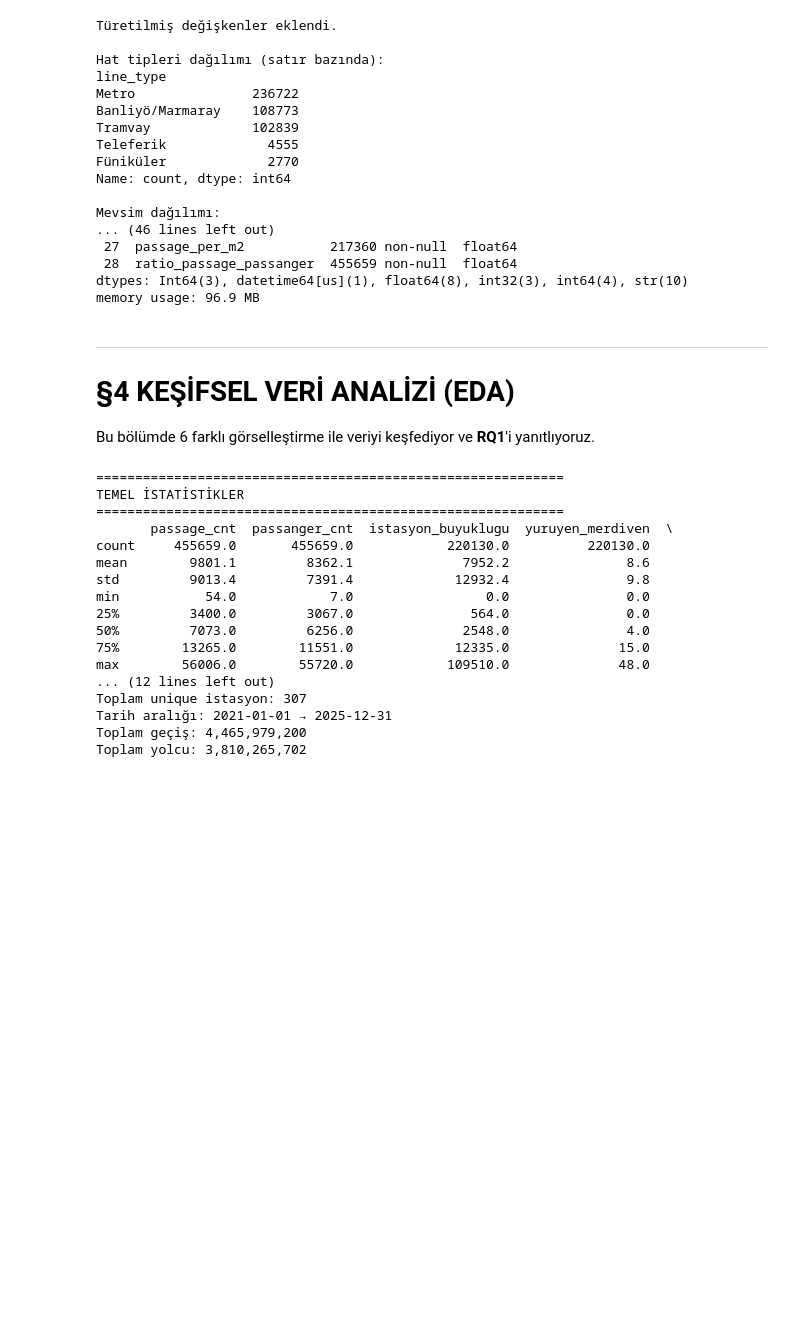
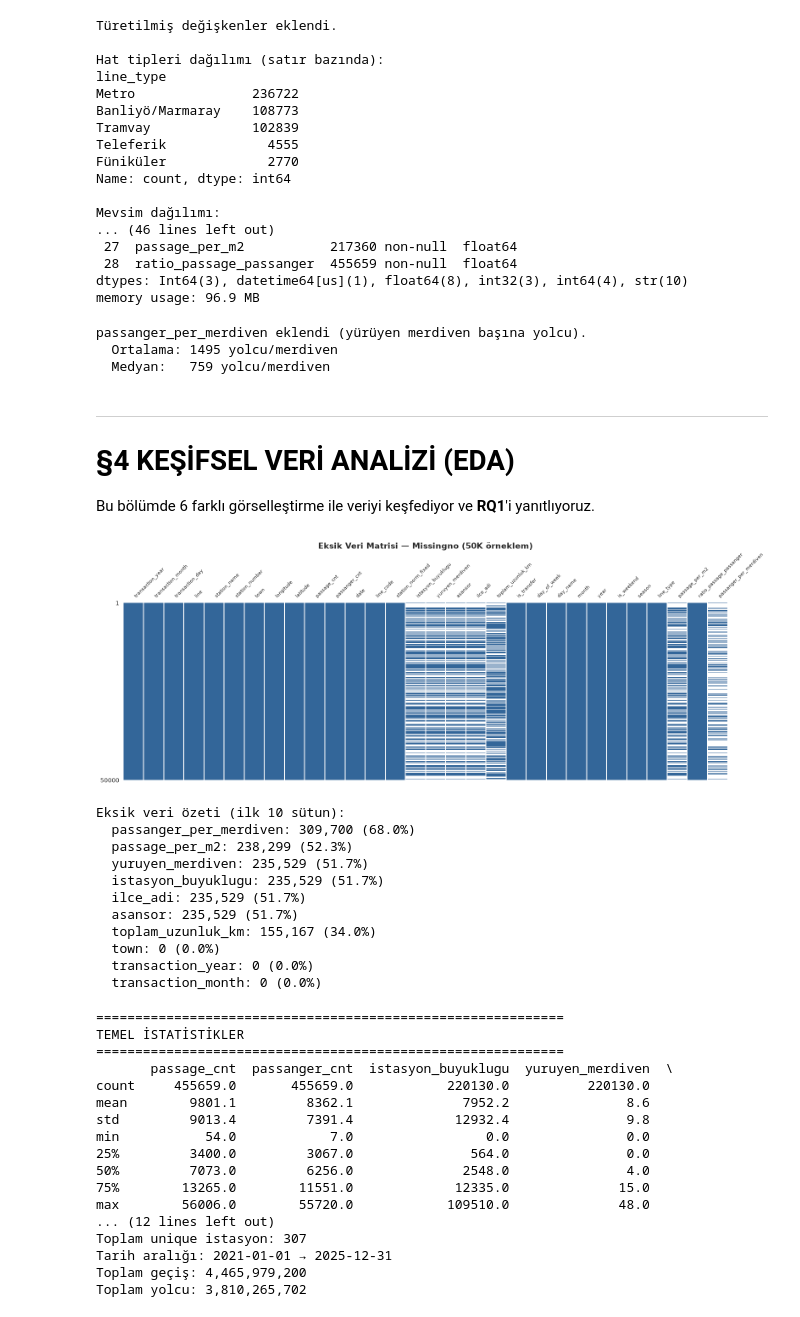
Before and after one commit to yoseidonn/istanbul-rayli-sistemler-analizi, a Jupyter notebook: proje.ipynb, the cells around one changed output. Saved outputs shown, nothing was run; the diff lists cells and outputs as text; code cells hidden in the pictures; blank space fills up the shorter version.

```diff
--- a/proje.ipynb
+++ b/proje.ipynb
@@ -685,12 +685,55 @@ Mevsim dağılımı:
  28  ratio_passage_passanger  455659 non-null  float64
 dtypes: Int64(3), datetime64[us](1), float64(8), int32(3), int64(4), str(10)
 memory usage: 96.9 MB
+# %%
+# passanger_per_merdiven: yürüyen merdiven başına yolcu (PLAN'da passanger_per_escalator)
+df_final['passanger_per_merdiven'] = df_final['passanger_cnt'] / df_final['yuruyen_merdiven'].replace(0, np.nan)
+print(f"\npassanger_per_merdiven eklendi (yürüyen merdiven başına yolcu).")
+print(f"  Ortalama: {df_final['passanger_per_merdiven'].mean():.0f} yolcu/merdiven")
+print(f"  Medyan:   {df_final['passanger_per_merdiven'].median():.0f} yolcu/merdiven")
+# %% [output]
+passanger_per_merdiven eklendi (yürüyen merdiven başına yolcu).
+  Ortalama: 1495 yolcu/merdiven
+  Medyan:   759 yolcu/merdiven
 # %% [markdown]
 ---
 
 # §4 KEŞİFSEL VERİ ANALİZİ (EDA)
 
 Bu bölümde 6 farklı görselleştirme ile veriyi keşfediyor ve **RQ1**'i yanıtlıyoruz.
+# %%
+# ============================================================
+# 4.0 EKSİK VERİ GÖRSELLEŞTİRMESİ — Missingno Matrix
+# ============================================================
+import missingno as msno
+
+fig, ax = plt.subplots(figsize=(16, 6))
+msno.matrix(df_final.sample(min(50000, len(df_final))), ax=ax, sparkline=False,
+            color=(0.2, 0.4, 0.6), fontsize=8)
+ax.set_title('Eksik Veri Matrisi — Missingno (50K örneklem)', fontsize=14, fontweight='bold')
+plt.tight_layout()
+plt.savefig('missingno_matrix.png', dpi=150, bbox_inches='tight')
+plt.show()
+
+# Hangi sütunda ne kadar eksik var?
+missing_stats = df_final.isnull().sum().sort_values(ascending=False)
+missing_pct = (missing_stats / len(df_final) * 100).round(2)
+print("Eksik veri özeti (ilk 10 sütun):")
+for col in missing_stats.head(10).index:
+    print(f"  {col}: {missing_stats[col]:,} ({missing_pct[col]:.1f}%)")
+# %% [output]
+[figure, added]
+Eksik veri özeti (ilk 10 sütun):
+  passanger_per_merdiven: 309,700 (68.0%)
+  passage_per_m2: 238,299 (52.3%)
+  yuruyen_merdiven: 235,529 (51.7%)
+  istasyon_buyuklugu: 235,529 (51.7%)
+  ilce_adi: 235,529 (51.7%)
+  asansor: 235,529 (51.7%)
+  toplam_uzunluk_km: 155,167 (34.0%)
+  town: 0 (0.0%)
+  transaction_year: 0 (0.0%)
+  transaction_month: 0 (0.0%)
 # %%
 # ============================================================
 # 4.1 TEMEL İSTATİSTİKLER
```
Also changed, not shown: parts of 2 cells of this notebook, 1 other file.
